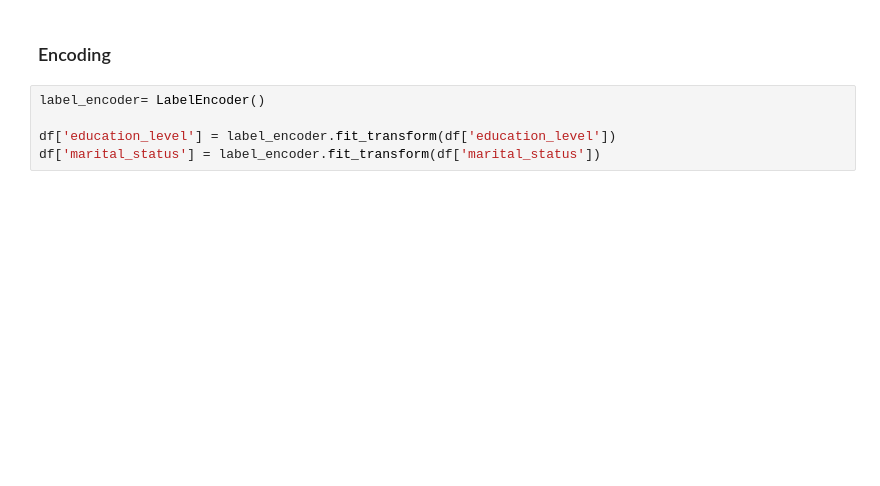
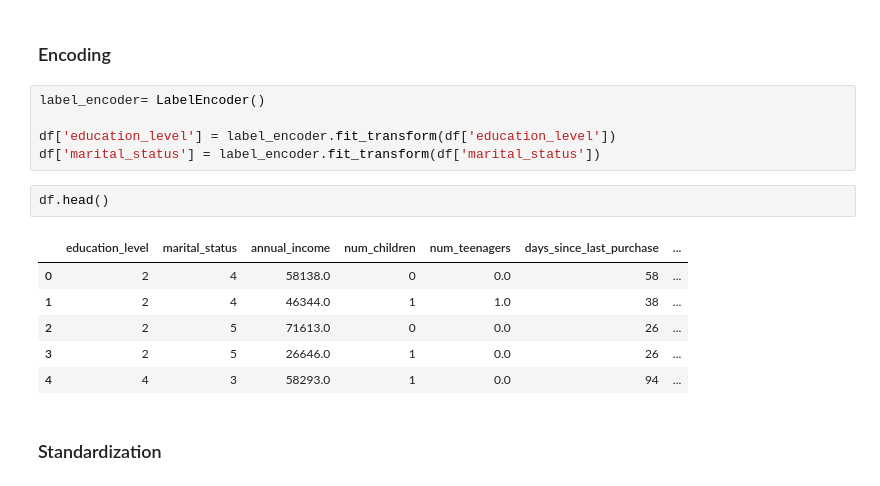
Before and after one commit to abdo-ghg/Retail-Buyer-Segmentation, a Jupyter notebook: project.ipynb, the cells around one changed output. Drawn from its saved outputs; the diff is of its cells as text; blank space fills up the shorter version.

```diff
--- a/project.ipynb
+++ b/project.ipynb
@@ -340,3 +342,14 @@ label_encoder= LabelEncoder()
 
 df['education_level'] = label_encoder.fit_transform(df['education_level'])
 df['marital_status'] = label_encoder.fit_transform(df['marital_status'])
+# %%
+df.head()
+# %% [output]
+|  | education_level | marital_status | annual_income | num_children | num_teenagers | days_since_last_purchase | ... |
+| 0 | 2 | 4 | 58138.0 | 0 | 0.0 | 58 | ... |
+| 1 | 2 | 4 | 46344.0 | 1 | 1.0 | 38 | ... |
+| 2 | 2 | 5 | 71613.0 | 0 | 0.0 | 26 | ... |
+| 3 | 2 | 5 | 26646.0 | 1 | 0.0 | 26 | ... |
+| 4 | 4 | 3 | 58293.0 | 1 | 0.0 | 94 | ... |
+# %% [markdown]
+### Standardization
```
Also changed, not shown: parts of 13 cells of this notebook.
